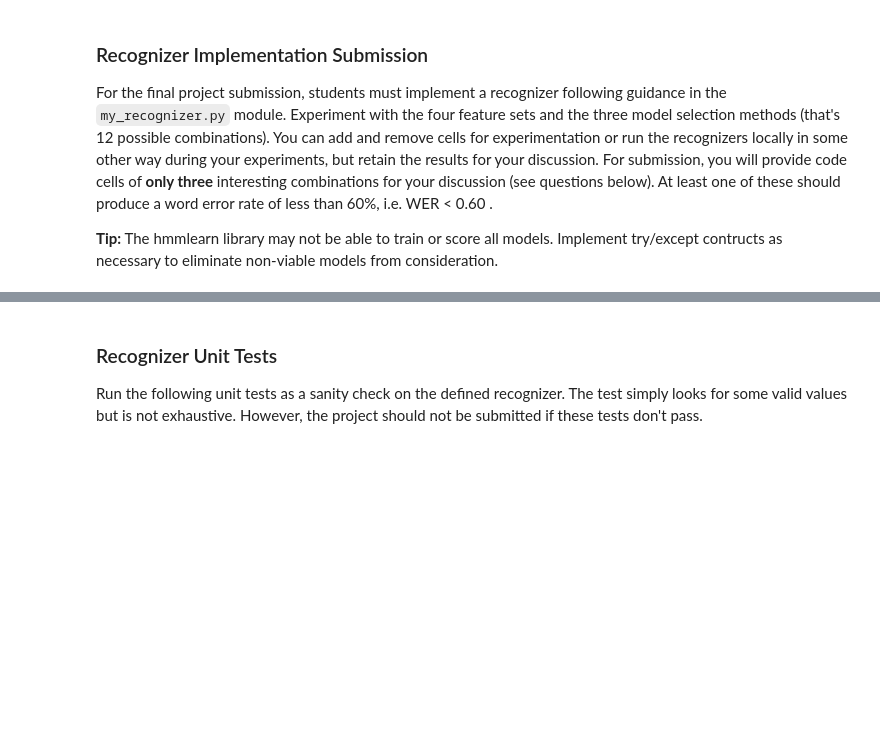
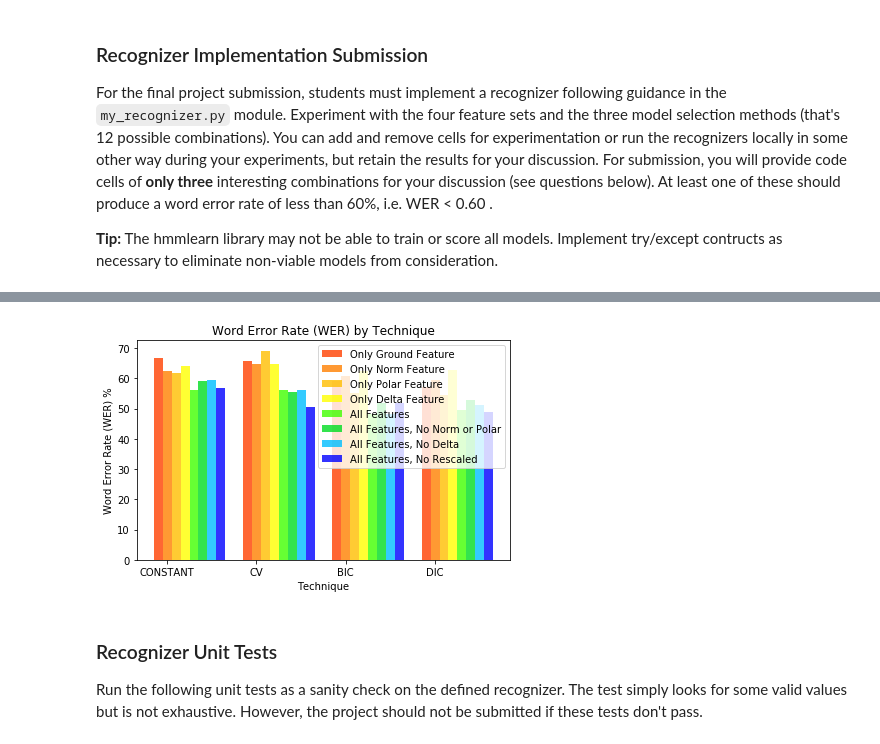
Before and after one commit to ltfschoen/AIND-Recognizer, a Jupyter notebook: asl_recognizer.ipynb, the cells around one changed output, grey strips where cells are left out. Drawn from its saved outputs; the diff is of its cells as text; code cells hidden in the pictures; blank space fills up the shorter version.

Commit message:
Finished Part 3. Only Part 4 (Optional) remains

```diff
--- a/asl_recognizer.ipynb
+++ b/asl_recognizer.ipynb
@@ -1148,3 +1248,90 @@ NotImplementedError:
+# %%
+import numpy as np
+import matplotlib.pyplot as plt
+
+# data to plot
+objects = ('CONSTANT', 'CV', 'BIC', 'DIC')
+n_groups = len(objects)
+times_0 = (66.85, 65.73, 58.99, 57.30) # only ground feature
+times_1 = (62.35, 64.61, 60.67, 59.55) # only norm feature
+times_2 = (61.80, 69.10, 55.01, 54.49) # only polar feature
+times_3 = (64.04, 64.61, 62.36, 62.92) # only delta feature
+times_4 = (56.18, 56.18, 48.31, 49.44) # all features
+times_5 = (58.99, 55.62, 51.69, 52.81) # all features except norm and polar
+times_6 = (59.55, 56.18, 48.31, 51.12) # all features except rescaled
+times_7 = (56.74, 50.56, 51.69, 48.88) # all features except delta
+
+# create plot
+fig, ax = plt.subplots()
+index = np.arange(n_groups)
+bar_width = 0.10
+opacity = 0.8
+
+rects1 = plt.bar(index,
+                 times_0,
+                 bar_width,
+                 alpha=opacity,
+                 color='#ff4000',
+                 label='Only Ground Feature')
+
+rects2 = plt.bar(index + bar_width,
+                 times_1,
+                 bar_width,
+                 alpha=opacity,
+                 color='#ff8000',
+                 label='Only Norm Feature')
+
+rects3 = plt.bar(index + (2 * bar_width),
+                 times_2,
+                 bar_width,
+                 alpha=opacity,
+                 color='#ffbf00',
+                 label='Only Polar Feature')
+
+rects4 = plt.bar(index + (3 * bar_width),
+                 times_3,
+                 bar_width,
+                 alpha=opacity,
+                 color='#ffff00',
+                 label='Only Delta Feature')
+
+rects5 = plt.bar(index + (4 * bar_width),
+                 times_4,
+                 bar_width,
+                 alpha=opacity,
+                 color='#40ff00',
+                 label='All Features')
+
+rects6 = plt.bar(index + (5 * bar_width),
+                 times_5,
+                 bar_width,
+                 alpha=opacity,
+                 color='#00dd22',
+                 label='All Features, No Norm or Polar')
+
+rects7 = plt.bar(index + (6 * bar_width),
+                 times_6,
+                 bar_width,
+                 alpha=opacity,
+                 color='#00bfff',
+                 label='All Features, No Delta')
+
+rects8 = plt.bar(index + (7 * bar_width),
+                 times_7,
+                 bar_width,
+                 alpha=opacity,
+                 color='#0000ff',
+                 label='All Features, No Rescaled')
+
+plt.xlabel('Technique')
+plt.ylabel('Word Error Rate (WER) %')
+plt.title('Word Error Rate (WER) by Technique')
+plt.xticks(index + bar_width, objects)
+plt.legend()
+plt.tight_layout()
+plt.show()
+# %% [output]
+[figure, added]
 # %% [markdown]
 <a id='part3_test'></a>
 ### Recognizer Unit Tests
```
Also changed, not shown: parts of 20 cells of this notebook, 11 other files.
